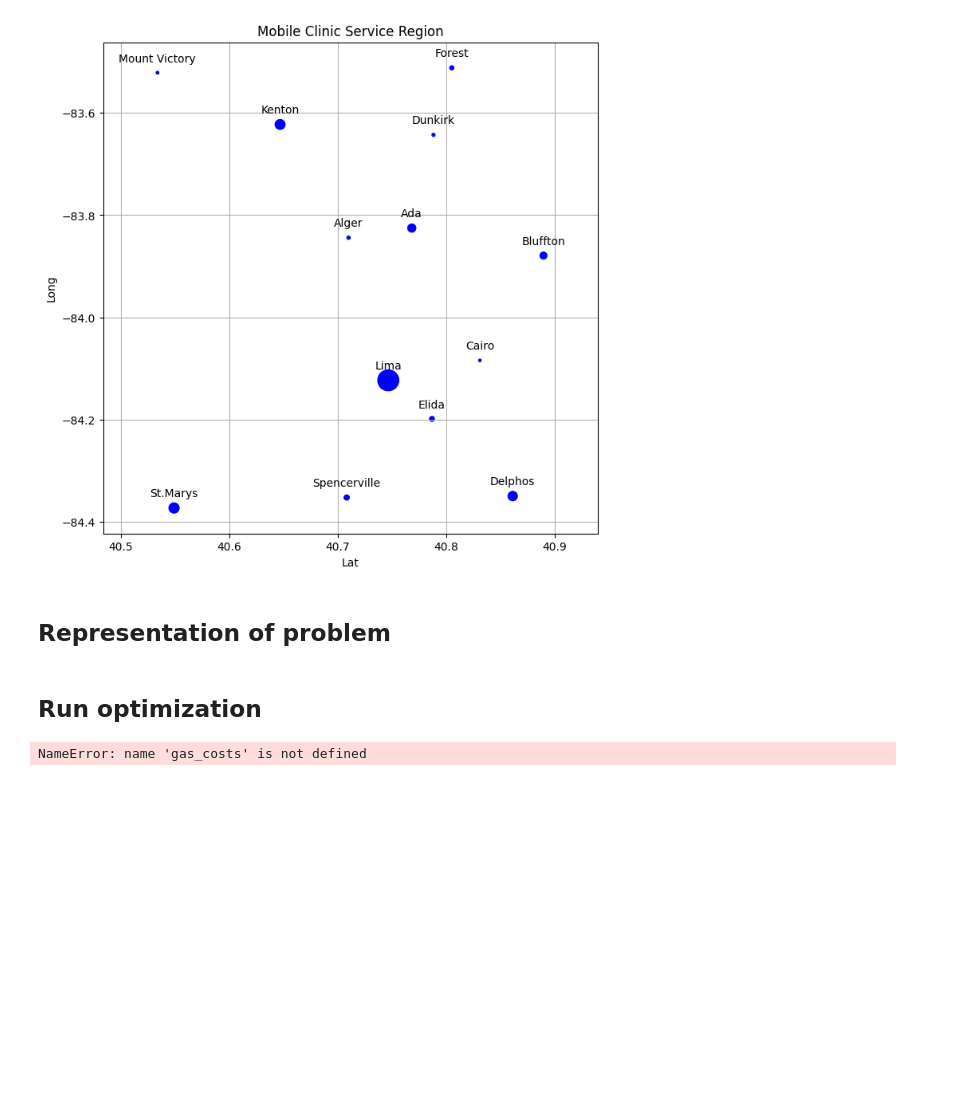
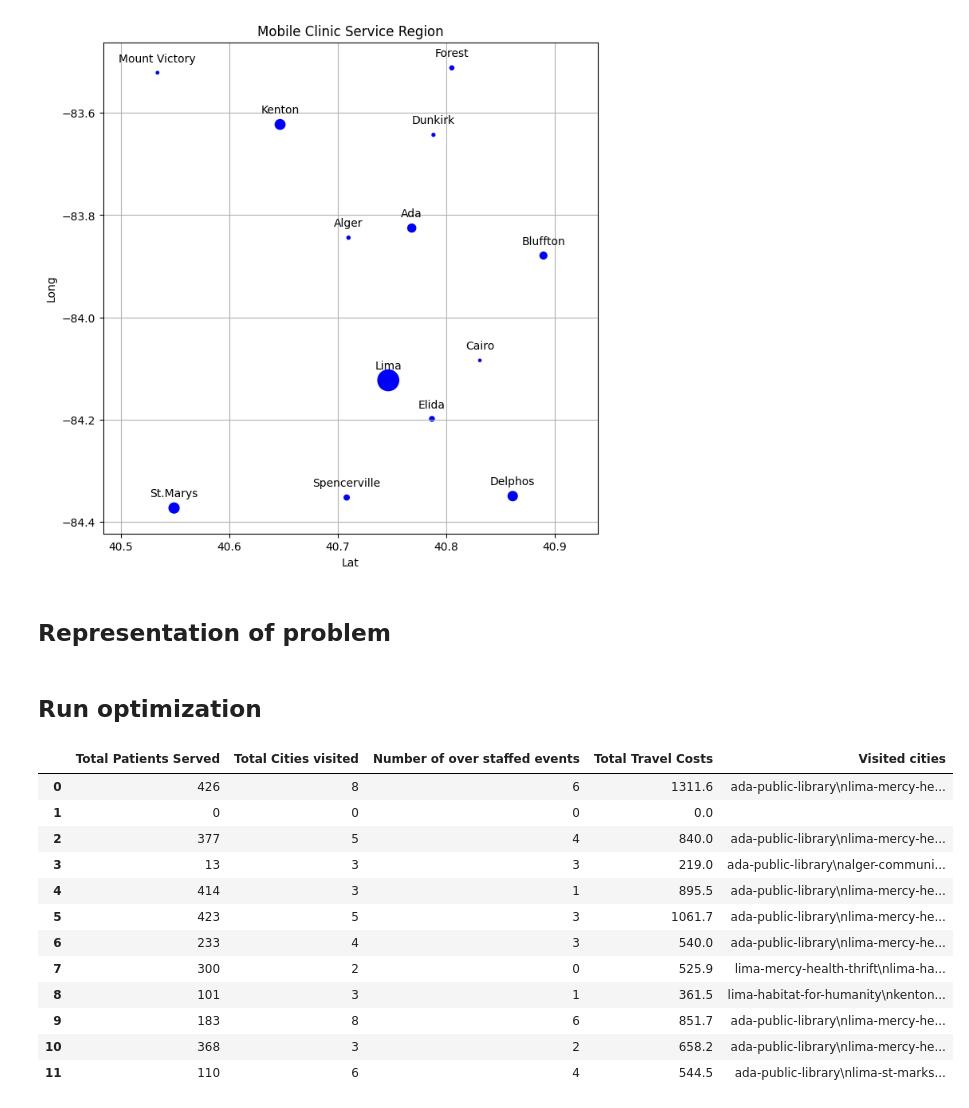
Before and after one commit to Human-Centered-Optimization-Lab/clinicOpt, a Jupyter notebook: locationSelection.ipynb, the cells around one changed output. Saved outputs shown, nothing was run; the diff lists cells and outputs as text; code cells hidden in the pictures; blank space fills up the shorter version.

Commit message:
Tidying up results table

```diff
--- a/locationSelection.ipynb
+++ b/locationSelection.ipynb
@@ -160,21 +160,26 @@ class clinicOptimization(Problem):
 
         visited_per_solution = np.multiply(x_bool, self.expectected_attendance )
 
-        # Objective 1: Maximize total population visited
+        ## Objective 1: Maximize total population visited
         total_pop_visited = visited_per_solution.sum(axis=1)
 
-        # Objective 2: Maximize the total number of cities visited
+        ## Objective 2: Maximize the total number of cities visited
         total_cities_visited = np.apply_along_axis(lambda event_mask: self.events.loc[event_mask, "city"].unique().shape[0], 1, x_bool)
 
-        # Objective 3: Minimize the total number of events that are overstaffed
+        ## Objective 3: Minimize the total number of events that are overstaffed
         overstaffed_events = np.logical_and(visited_per_solution < self.min_atp, visited_per_solution != 0)
         total_overstaffed_events = overstaffed_events.sum(axis=1)
 
-        # Objective 4: Minimize costs
+        ## Objective 4: Minimize costs
+        # How many miles are driven/gas costs
         total_distance = np.apply_along_axis(lambda event_mask: self.events.loc[event_mask, "dist2home"].sum(), 1, x_bool) * self.gas_price * 2
         total_gas_cost = (total_distance / self.mpg) * self.gas_price
+
+        # How much are we paying the driver per trip
+        total_personel_paid = x_bool.sum(axis=1) * self.driver_fee
+
         # TODO driver fee
-        total_travel_costs = total_gas_cost
+        total_travel_costs = total_gas_cost + total_personel_paid
         # Wrap up our objectives all nice and pretty
         out["F"] = np.column_stack([
             -total_pop_visited,              # max
@@ -197,38 +202,63 @@ min_atp = 15
 max_events = 8
 dollars_per_mile = 3.00
 mpg = 6
+# Roughly two hours per event, plus one hour driving
+# TODO make the driving time part of the calculation
+hours_per_event = 2 + 1
+driver_salary_per_hour = 19
+total_driver_cost = hours_per_event * driver_salary_per_hour
 
-prob = clinicOptimization(events, 8, min_atp, home, 800, mpg, dollars_per_mile)
+prob = clinicOptimization(events, 8, min_atp, home, total_driver_cost, mpg, dollars_per_mile)
 
 ref_dirs = get_reference_directions("das-dennis", 4, n_partitions=4)
 
 algorithm = NSGA3(pop_size=200,
                   ref_dirs=ref_dirs)
 
 res = minimize(prob,
                algorithm,
                ('n_gen', 100),
                verbose=False)
 
 
 # Get a list of the cities that were visited (decision variables)
 locations_visited_bool = res.X < 0.5
 
 locations_visited = []
 for lvb in locations_visited_bool:
     locations_visited.append("\n".join(events.loc[lvb, "event_id"].values))
 
 
 # Package up the results nicely
 results = pd.DataFrame(res.F,
                        columns=["Total Patients Served", "Total Cities visited", "Number of over staffed events", "Total Travel Costs"])
 results.loc[:,"Total Patients Served"] = np.abs(results.loc[:,"Total Patients Served"])
 results.loc[:,"Total Cities visited"] = np.abs(results.loc[:,"Total Cities visited"])
 results.loc[:,"Visited cities"] = locations_visited
 
+
+results = results.astype({"Total Patients Served": int,
+                         "Total Cities visited": int,
+                         "Number of over staffed events": int})
+
+
+results = results.round({"Number of over staffed events": 0})
+
 results
 # %% [output]
-NameError: name 'gas_costs' is not defined
+|  | Total Patients Served | Total Cities visited | Number of over staffed events | Total Travel Costs | Visited cities |
+| 0 | 426 | 8 | 6 | 1311.6 | ada-public-library\nlima-mercy-he... |
+| 1 | 0 | 0 | 0 | 0.0 |  |
+| 2 | 377 | 5 | 4 | 840.0 | ada-public-library\nlima-mercy-he... |
+| 3 | 13 | 3 | 3 | 219.0 | ada-public-library\nalger-communi... |
+| 4 | 414 | 3 | 1 | 895.5 | ada-public-library\nlima-mercy-he... |
+| 5 | 423 | 5 | 3 | 1061.7 | ada-public-library\nlima-mercy-he... |
+| 6 | 233 | 4 | 3 | 540.0 | ada-public-library\nlima-mercy-he... |
+| 7 | 300 | 2 | 0 | 525.9 | lima-mercy-health-thrift\nlima-ha... |
+| 8 | 101 | 3 | 1 | 361.5 | lima-habitat-for-humanity\nkenton... |
+| 9 | 183 | 8 | 6 | 851.7 | ada-public-library\nlima-mercy-he... |
+| 10 | 368 | 3 | 2 | 658.2 | ada-public-library\nlima-mercy-he... |
+| 11 | 110 | 6 | 4 | 544.5 | ada-public-library\nlima-st-marks... |
 # %%
 %matplotlib qt
 
```
Also changed, not shown: parts of 1 cell of this notebook.
